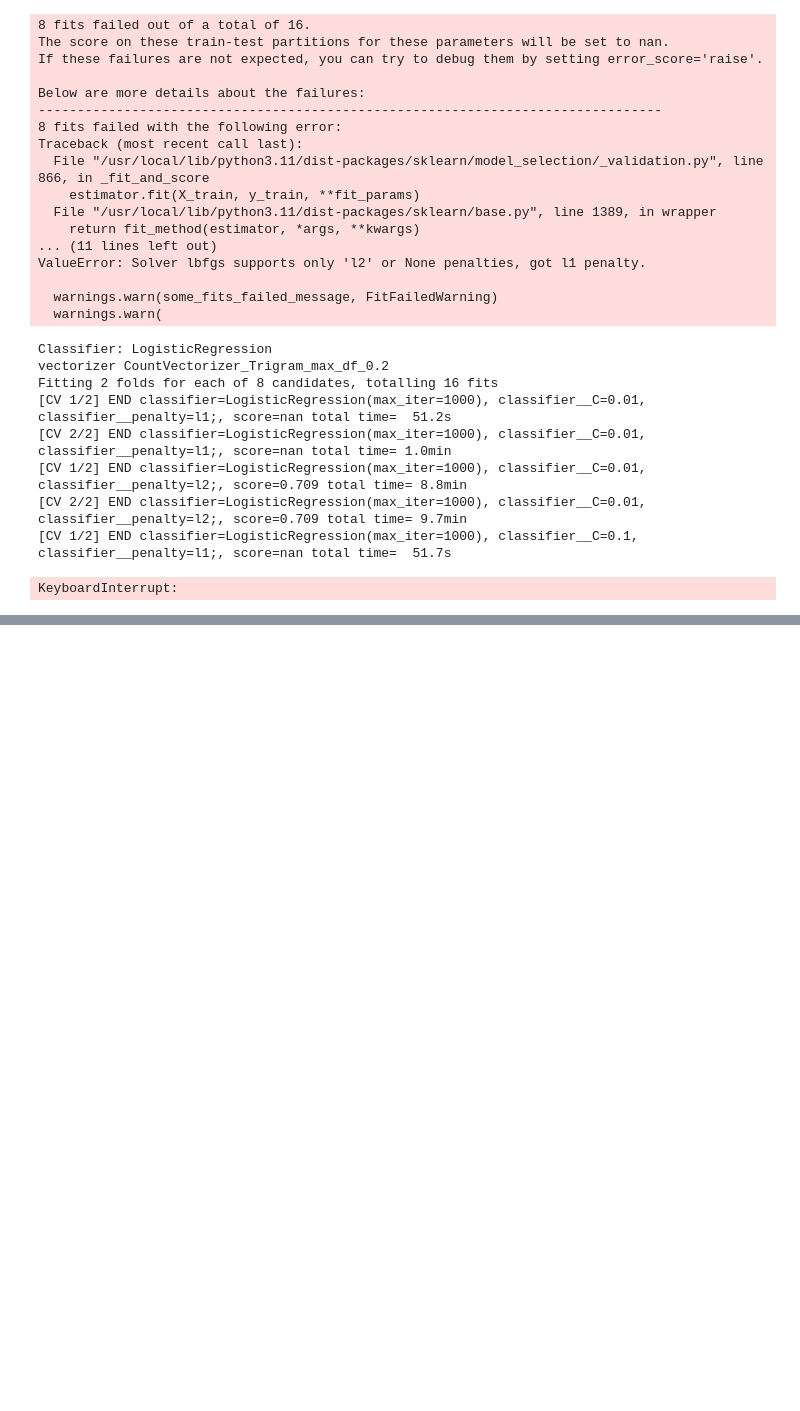
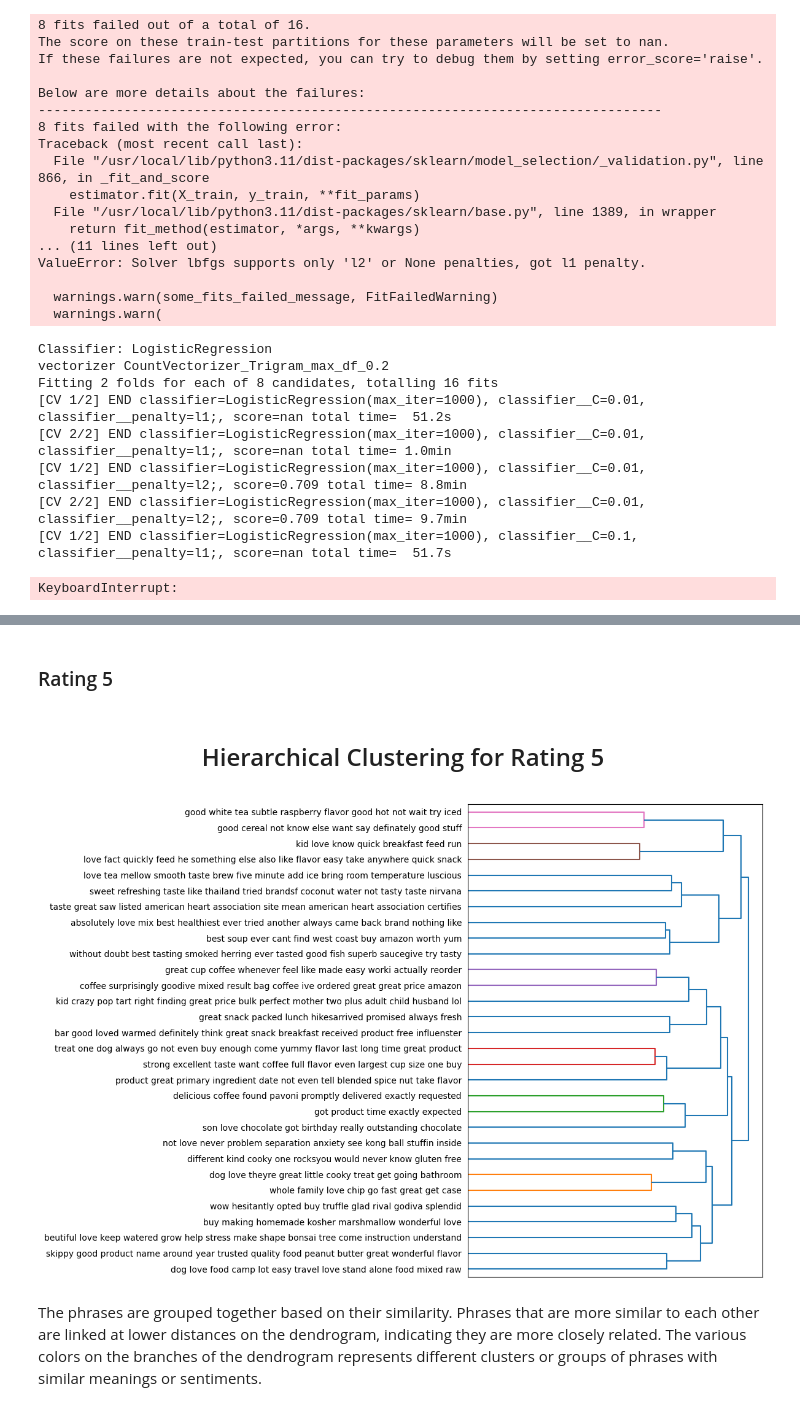
Before and after one commit to HWhr3000/F21AA_Kaggle_Amazon_review, a Jupyter notebook: Notebooks/F21AA_CW2_Pratibha_ToBeMerged.ipynb, the cells around one changed output, grey strips where cells are left out. Drawn from its saved outputs; the diff is of its cells as text; code cells hidden in the pictures; blank space fills up the shorter version.

```diff
--- a/Notebooks/F21AA_CW2_Pratibha_ToBeMerged.ipynb
+++ b/Notebooks/F21AA_CW2_Pratibha_ToBeMerged.ipynb
@@ -1124,0 +1614,23 @@ KeyboardInterrupt:
+# %% [markdown]
+### Rating 5
+# %%
+from IPython.display import display, HTML
+
+# Vectorizing document using TF-IDF, if not mentioned in minimum 2 documents ignore the word
+# Storing the stopwords in a variable as a list
+stop_words = list(stopwords.words('english'))
+filtered_df_r1 = processed_train_data[(processed_train_data['Overall'] == 5) & (processed_train_data['Preprocessed_Review'].str.len() < 100)]
+reviews_r1 = filtered_df_r1.head(30)['Preprocessed_Review']
+tfidf_vec_r1 = TfidfVectorizer(ngram_range = (1,1), stop_words=stop_words)
+# Fitting and Transform the documents
+tfidf_matrix_r1 = tfidf_vec_r1.fit_transform(reviews_r1)
+
+# Displaying title using HTML
+display(HTML('<h1 style="font-size:24px;text-align:center;">Hierarchical Clustering for Rating 5</h1>'))
+# Calling the process_hc function with the TF-IDF matrix and reviews as input
+process_hc(tfidf_matrix_r1, reviews_r1)
+# %% [output]
+Hierarchical Clustering for Rating 5
+[figure, added]
+# %% [markdown]
+The phrases are grouped together based on their similarity. Phrases that are more similar to each other are linked at lower distances on the dendrogram, indicating they are more closely related. The various colors on the branches of the dendrogram represents different clusters or groups of phrases with similar meanings or sentiments.
```
Also changed, not shown: parts of 30 cells of this notebook.
